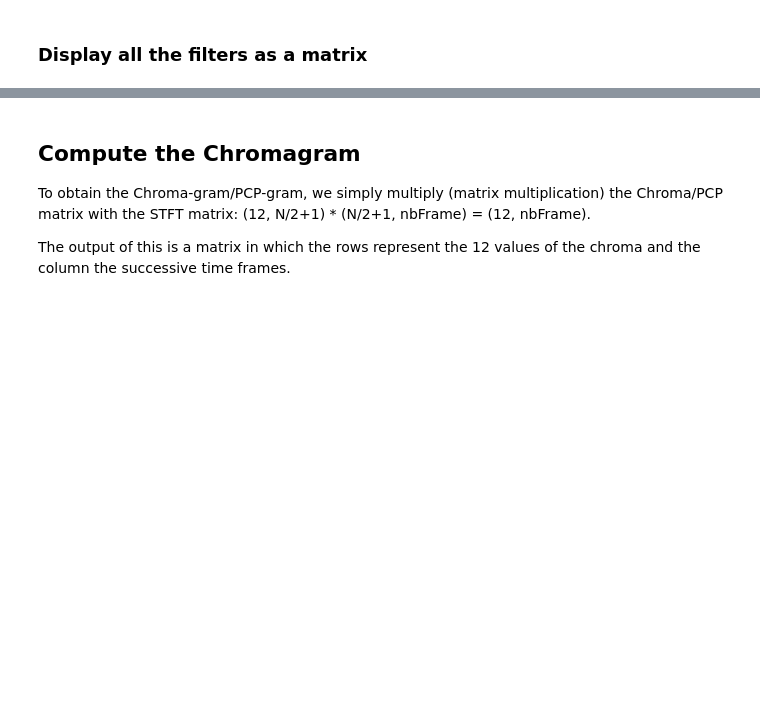
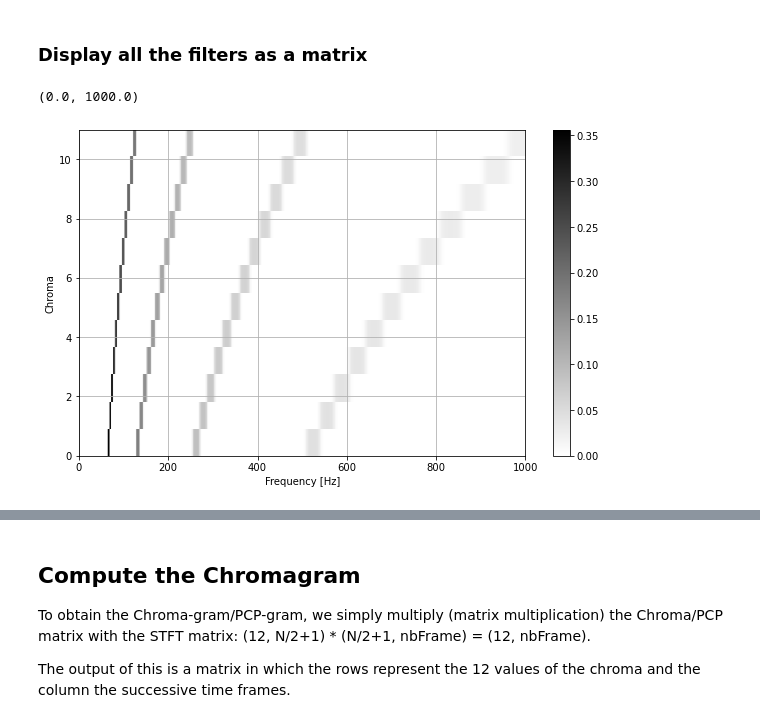
Before and after one commit to piptouque/atiam_tp_signal, a Jupyter notebook: tp_resume/source/tp_resume.ipynb, the cells around one changed output, grey strips where cells are left out. Drawn from its saved outputs; the diff is of its cells as text; code cells hidden in the pictures; blank space fills up the shorter version.

```diff
--- a/tp_resume/source/tp_resume.ipynb
+++ b/tp_resume/source/tp_resume.ipynb
@@ -244,7 +269,10 @@ You should obtain the following figure
 ### Display all the filters as a matrix
 # %%
 plt.figure(figsize=(10, 6))
-tpt_tools.F_plot2(chromaFiltre_m, np.arange(0, 12), STFT_freq_hz_v, 'Chroma', 'Frequency [Hz]')
-plt.xlim((0,1000));
+tpt_tools.F_plot2(chroma_filter_m, np.arange(0, 12), stft_freq_hz_v, 'Chroma', 'Frequency [Hz]')
+plt.xlim((0,1000))
+# %% [output]
+(0.0, 1000.0)
+[figure, added]
 # %% [markdown]
 You should obtain the following figure
```
Also changed, not shown: parts of 14 cells of this notebook.
